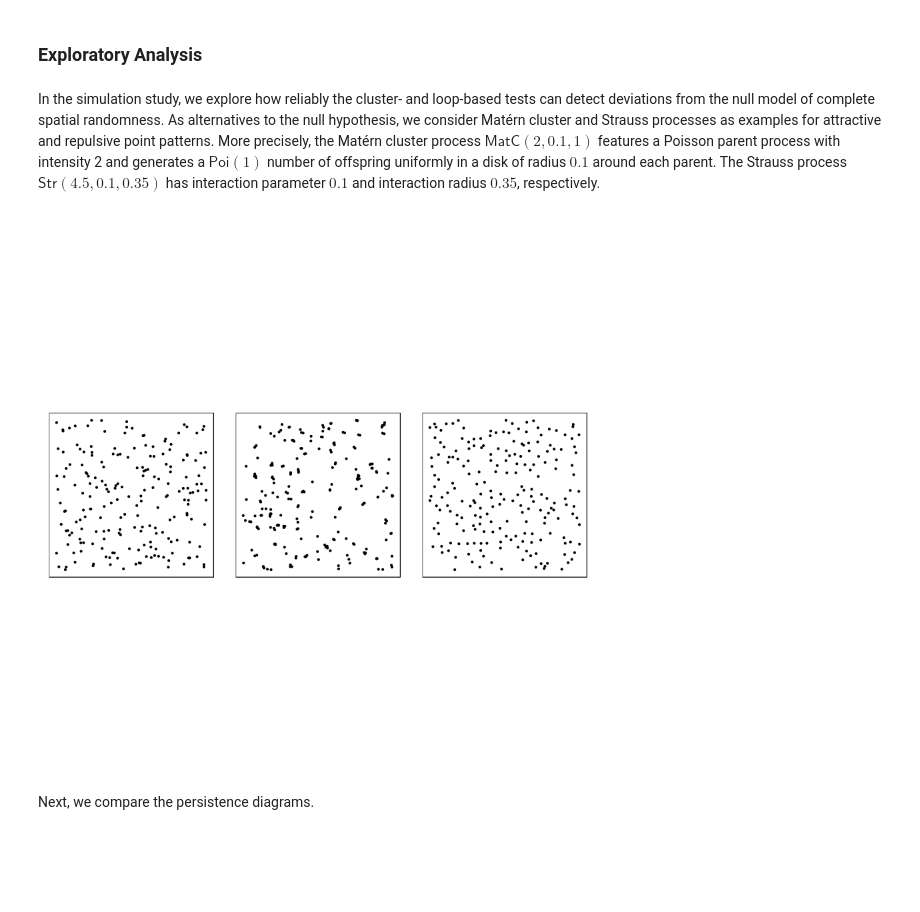
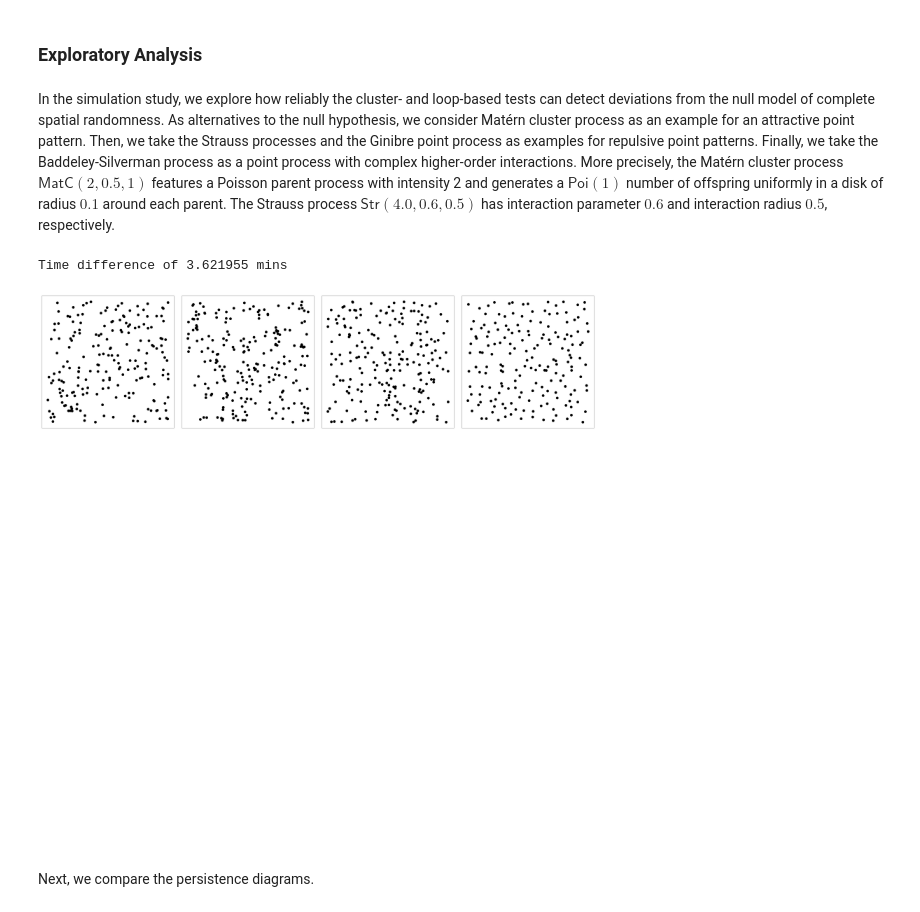
Before and after one commit to Christian-Hirsch/tdapp, a Jupyter notebook: sim_ana.ipynb, the cells around one changed output. Cells and saved outputs as stored; diff of their text form; code cells hidden in the pictures; blank space fills up the shorter version.

```diff
--- a/sim_ana.ipynb
+++ b/sim_ana.ipynb
@@ -139,4 +167,5 @@ tda1_2d <- function(X,
 # %% [markdown]
 ### Exploratory Analysis
 # %% [markdown]
-In the simulation study, we explore how reliably the cluster- and loop-based tests can detect deviations from the null model of complete spatial randomness. As alternatives to the null hypothesis, we consider Matérn cluster and Strauss processes as examples for attractive and repulsive point patterns. More precisely, the Matérn cluster process $\mathsf{MatC}(2, 0.1, 1)$ features a Poisson parent process with intensity 2 and generates a $\mathsf{Poi}(1)$ number of offspring uniformly in a disk of radius $0.1$ around each parent. The Strauss process $\mathsf{Str}(4.5, 0.1, 0.35)$ has interaction parameter $0.1$ and interaction radius $0.35$, respectively.
+In the simulation study, we explore how reliably the cluster- and loop-based tests can detect deviations from the null model of complete spatial randomness. As alternatives to the null hypothesis, we consider Matérn cluster process as an example for an attractive point pattern. Then, we take the Strauss processes and the Ginibre point process as examples for repulsive point patterns. Finally, we take the Baddeley-Silverman process as a point process with complex higher-order interactions.
+More precisely, the Matérn cluster process $\mathsf{MatC}(2, 0.5, 1)$ features a Poisson parent process with intensity 2 and generates a $\mathsf{Poi}(1)$ number of offspring uniformly in a disk of radius $0.1$ around each parent. The Strauss process $\mathsf{Str}(4.0, 0.6, 0.5)$ has interaction parameter $0.6$ and interaction radius $0.5$, respectively.
@@ -145,29 +203,60 @@ seed <- 45
 set.seed(seed)
 nsim <- 1e3
 
+time <- Sys.time()
+
 ppps_val <- rpoispp(2,
                     win = win,
                     nsim = nsim)
-mcps <- rMatClust(2, .1, 1,
+
+mcps <- rMatClust(2, .5, 1,
                   win = win,
                   nsim = nsim)
-strs <- rStrauss(4.5, .1, .35,
+
+strs <- rStrauss(4, .6, .5,
                  W = win,
                  nsim = nsim)
+
+basi <- rcell(win,
+              dx = .67,
+              nsim = nsim)
+
+ginibs <- mclapply(1:nsim,
+                   function(i) ginibre(win),
+                   mc.cores = 36)
+Sys.time() - time
+# %% [output]
+Time difference of 3.621955 mins
 # %%
-pps <- list(ppps_val[[1]], mcps[[1]], strs[[1]])
-plots <- lapply(pps,
+width = 20
+height = 20
+options(repr.plot.width = width,
+        repr.plot.height = height)
+
+real <- 5
+
+samples <-list(ppps_val[[real]],
+               mcps[[real]],
+               strs[[real]],
+               basi[[real]],
+               ginibs[[real]])
+
+plots <- lapply(samples,
                 function(pp) qplot(x = pp$x,
                                    y = pp$y,
-                                   size = I(.5)) +
+                                   size = I(2.5)) +
                     theme_void() +
                     theme(plot.margin = margin(10, 10, 10, 10)) +
                     theme(panel.border = element_rect(fill = NA))
                 )
-grid.arrange(plots[[1]], plots[[2]], plots[[3]],
-             nrow = 3, ncol = 3)
+grid.arrange(plots[[1]],
+             plots[[2]],
+             plots[[3]],
+             plots[[4]],
+             clip = F,
+             nrow = 4, ncol = 4)
 # %% [output]
-[figure, old version]
+[figure, new version]
 # %% [markdown]
 Next, we compare the persistence diagrams.
 # %%
```
Also changed, not shown: parts of 86 cells of this notebook, 1 other file.
